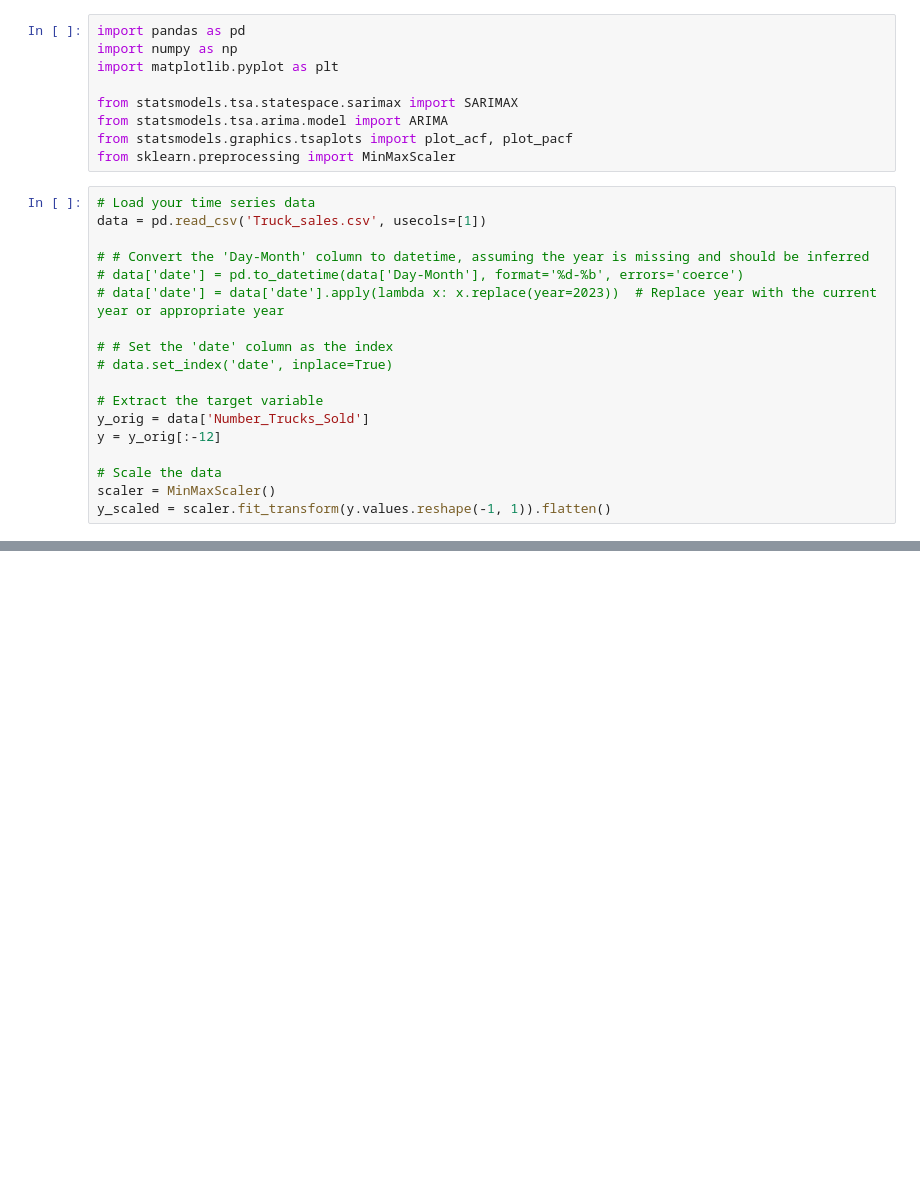
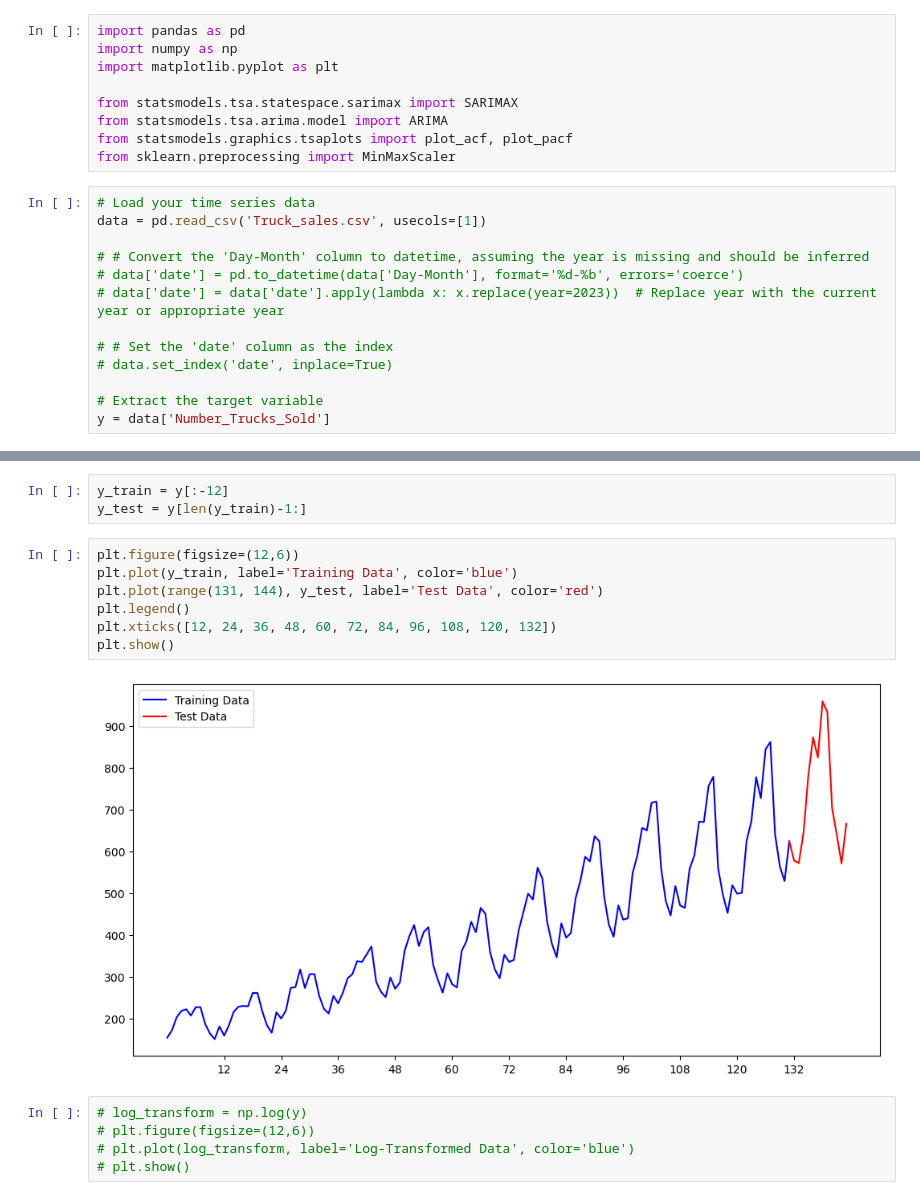
Before and after one commit to JosheevR/Statsmodels-Initial, a Jupyter notebook: truck_sales_fix.ipynb, the cells around one changed output, grey strips where cells are left out. Cells and saved outputs as stored; diff of their text form; blank space fills up the shorter version.

```diff
--- a/truck_sales_fix.ipynb
+++ b/truck_sales_fix.ipynb
@@ -19,9 +19,4 @@ data = pd.read_csv('Truck_sales.csv', usecols=[1])
 # data.set_index('date', inplace=True)
 
 # Extract the target variable
-y_orig = data['Number_Trucks_Sold']
-y = y_orig[:-12]
-
-# Scale the data
-scaler = MinMaxScaler()
-y_scaled = scaler.fit_transform(y.values.reshape(-1, 1)).flatten()
+y = data['Number_Trucks_Sold']
@@ -27,0 +38,17 @@ y_scaled = scaler.fit_transform(y.values.reshape(-1, 1)).flatten()
+# %%
+y_train = y[:-12]
+y_test = y[len(y_train)-1:]
+# %%
+plt.figure(figsize=(12,6))
+plt.plot(y_train, label='Training Data', color='blue')
+plt.plot(range(131, 144), y_test, label='Test Data', color='red')
+plt.legend()
+plt.xticks([12, 24, 36, 48, 60, 72, 84, 96, 108, 120, 132])
+plt.show()
+# %% [output]
+[figure, added]
+# %%
+# log_transform = np.log(y)
+# plt.figure(figsize=(12,6))
+# plt.plot(log_transform, label='Log-Transformed Data', color='blue')
+# plt.show()
```
Also changed, not shown: parts of 19 cells of this notebook.
